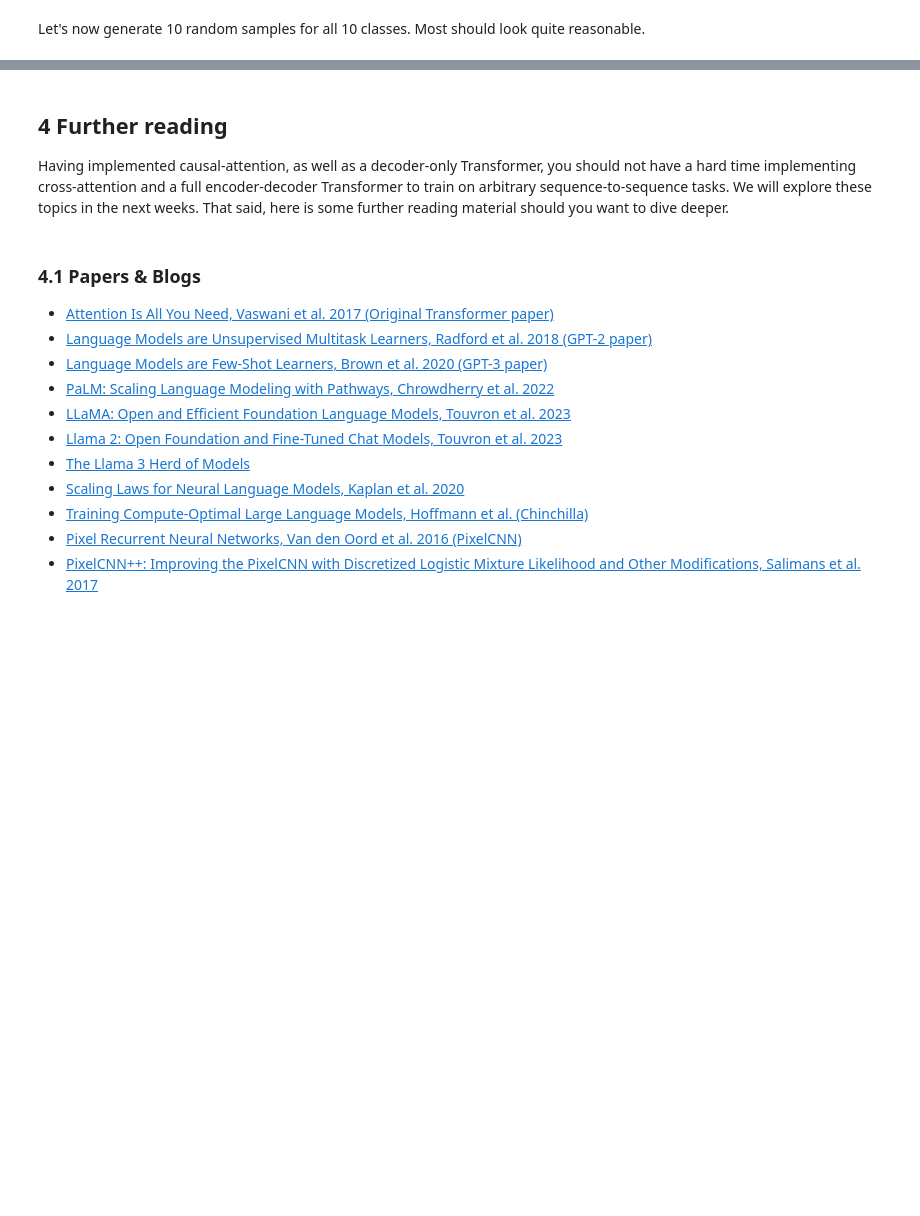
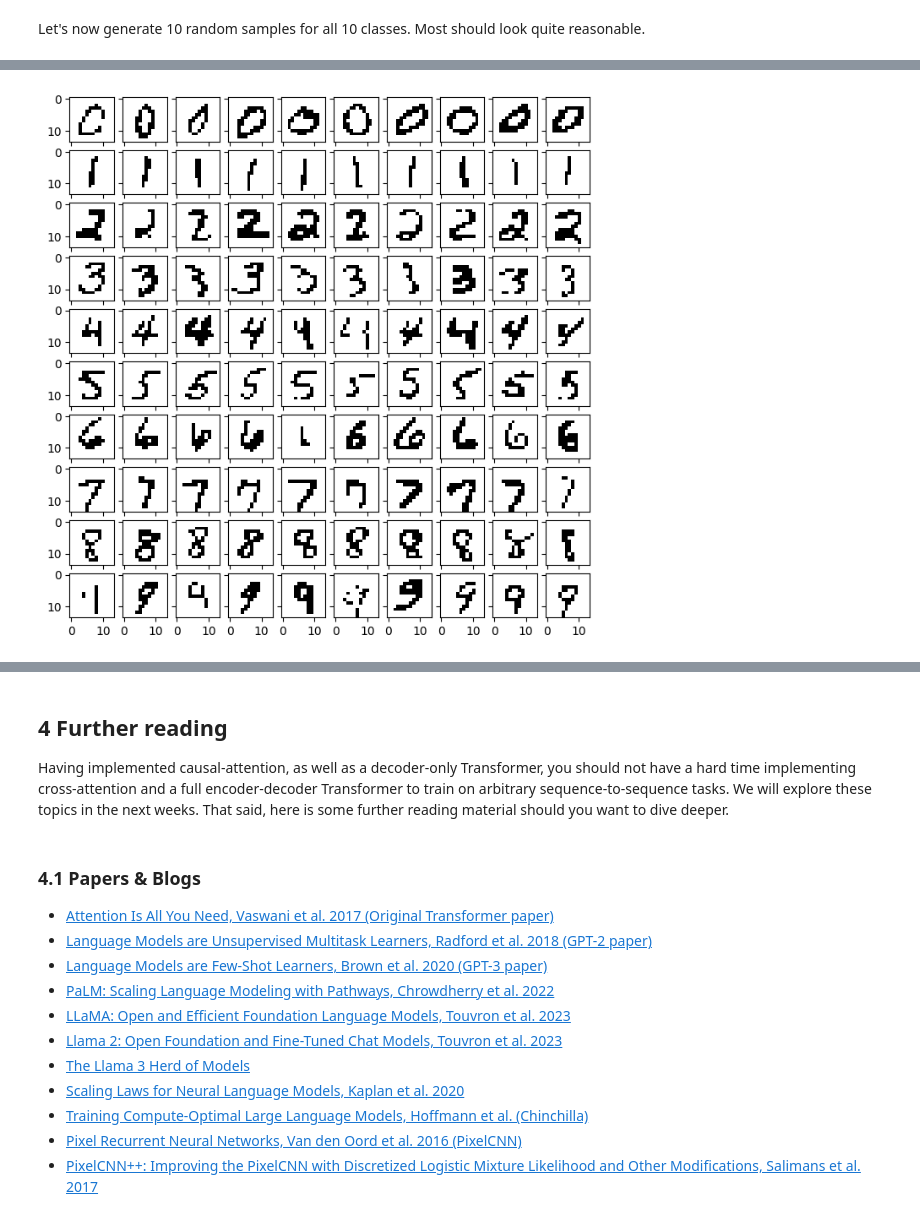
Before and after one commit to EPFL-VILAB/2026-Spring-CS503-Visual-Intelligence-Homework, a Jupyter notebook: NanoFM_Homeworks/notebooks/CS503_FM_part1_nanoGPT.ipynb, the cells around one changed output, grey strips where cells are left out. Drawn from its saved outputs; the diff is of its cells as text; code cells hidden in the pictures; blank space fills up the shorter version.

```diff
--- a/NanoFM_Homeworks/notebooks/CS503_FM_part1_nanoGPT.ipynb
+++ b/NanoFM_Homeworks/notebooks/CS503_FM_part1_nanoGPT.ipynb
@@ -388,0 +535,4 @@ generate_samples(model, temp=0.7, top_p=0.9, top_k=0.0)
+# %%
+generate_samples(model, temp=1.2, top_p=0.9, top_k=0.0)
+# %% [output]
+[figure, added]
```
Also changed, not shown: parts of 17 cells of this notebook, 6 other files.
